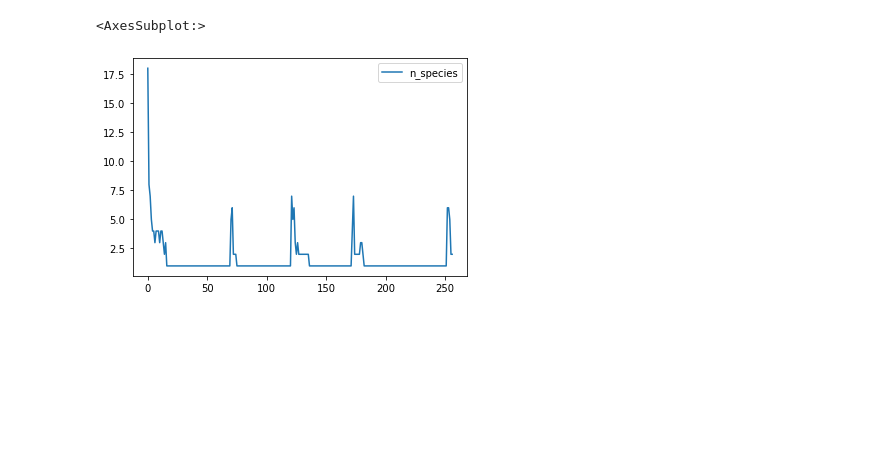
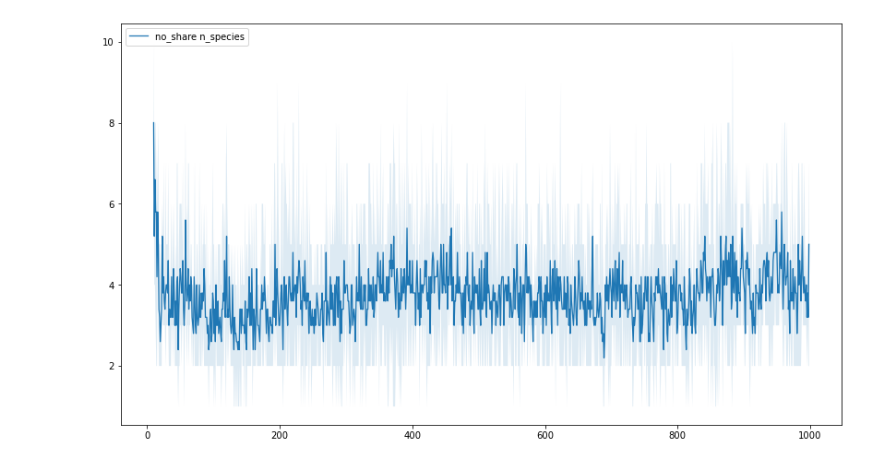
Before and after one commit to fhtanaka/CGPython, a Jupyter notebook: plot_graphs.ipynb, the cells around one changed output. Drawn from its saved outputs; the diff is of its cells as text; code cells hidden in the pictures; blank space fills up the shorter version.

Commit message:
modified plot graphs

```diff
--- a/plot_graphs.ipynb
+++ b/plot_graphs.ipynb
@@ -15,10 +28,32 @@ df.head(3)
 def normalize_column(df, c_name):
     c = df[c_name]
     df[c_name] = (c-c.min())/(c.max()-c.min())
-# %%
-cols = ["n_species"]
-ylim=(df["fitness"].min(),1)
-df[cols].plot()
-# %% [output]
-<AxesSubplot:>
-[figure, removed]
+# %%
+test = "regression"
+cols = ["n_species"]
+start = 10
+finish = 999
+
+for k, v in dfs[test].items():
+    if k == "share":
+        continue
+    for column in cols:
+        full_data = [d[column] for d in v]
+        data = []
+        for d in zip(*full_data):
+            data.append(d)
+        data = data[start:finish]
+        avg_arr = [sum(d)/len(d) for d in data]
+        min_arr = [min(d) for d in data]
+        max_arr = [max(d) for d in data]
+
+        steps = [i for i in range(start, finish)]
+
+        plt.plot(steps, avg_arr, lw =1.3, label=f"{k} {column}")
+        plt.fill_between(steps, min_arr,max_arr, alpha = 0.15)
+
+plt.rcParams['figure.figsize'] = [14, 8]
+plt.legend(loc="upper left")
+plt.show()
+# %% [output]
+[figure, added]
```
Also changed, not shown: parts of 1 cell of this notebook.
